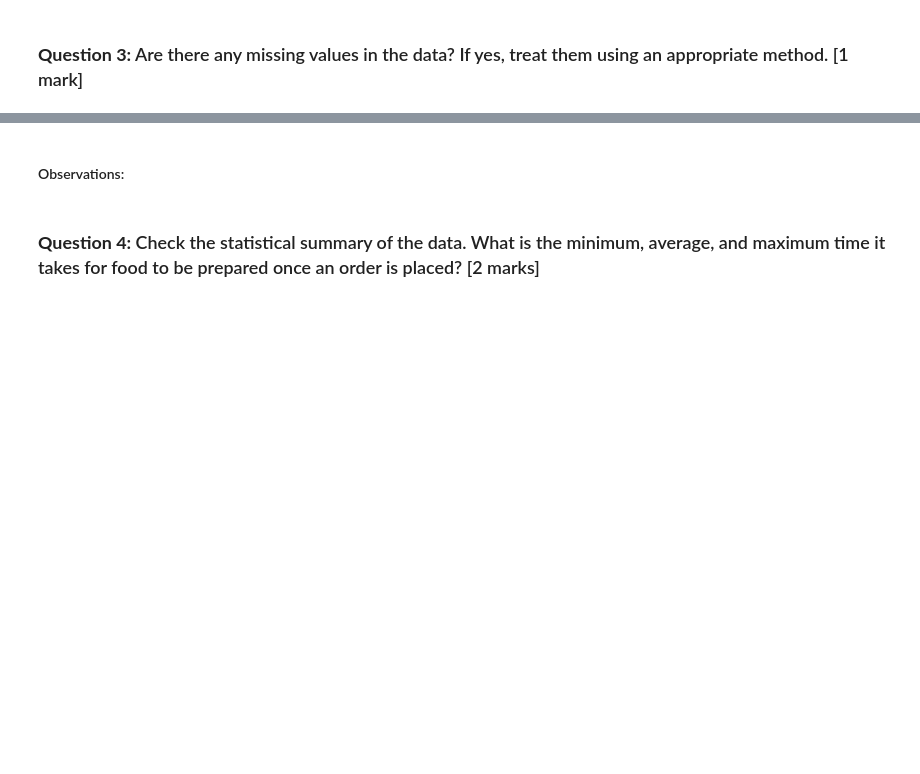
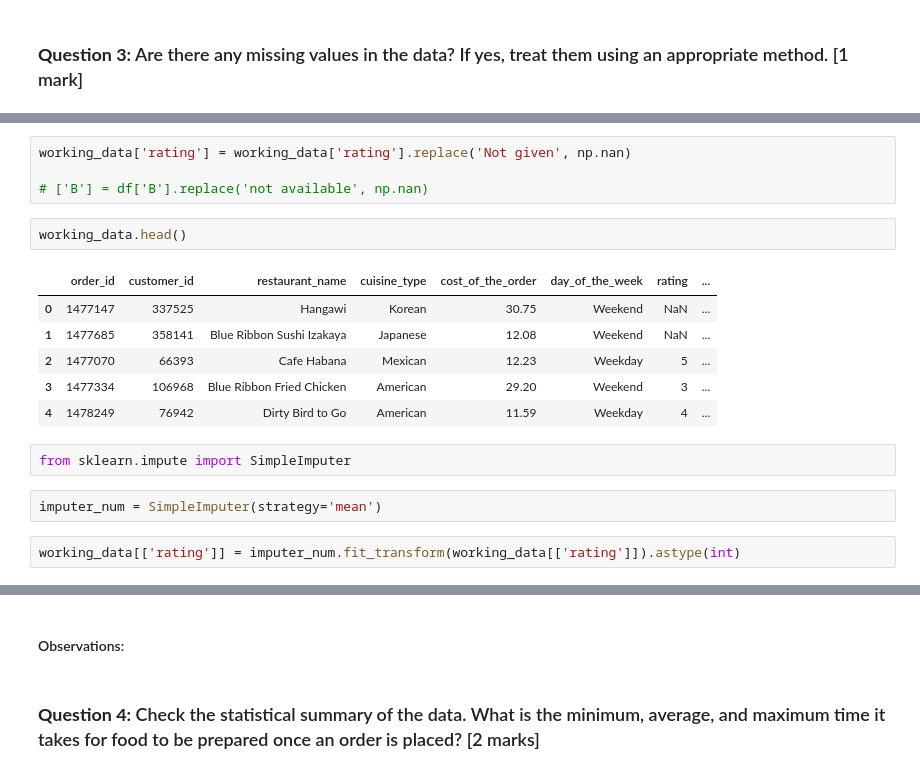
Before and after one commit to cmurray4492/PythonProjects, a Jupyter notebook: UT_Austin/Python_Foundations/Foundations_Project/CDM_Learner_Notebook_Full_Code.ipynb, the cells around one changed output, grey strips where cells are left out. Cells and saved outputs as stored; diff of their text form; blank space fills up the shorter version.

```diff
--- a/UT_Austin/Python_Foundations/Foundations_Project/CDM_Learner_Notebook_Full_Code.ipynb
+++ b/UT_Austin/Python_Foundations/Foundations_Project/CDM_Learner_Notebook_Full_Code.ipynb
@@ -102,0 +146,19 @@ memory usage: 133.6+ KB
+# %%
+working_data['rating'] = working_data['rating'].replace('Not given', np.nan)
+
+# ['B'] = df['B'].replace('not available', np.nan)
+# %%
+working_data.head()
+# %% [output]
+|  | order_id | customer_id | restaurant_name | cuisine_type | cost_of_the_order | day_of_the_week | rating | ... |
+| 0 | 1477147 | 337525 | Hangawi | Korean | 30.75 | Weekend | NaN | ... |
+| 1 | 1477685 | 358141 | Blue Ribbon Sushi Izakaya | Japanese | 12.08 | Weekend | NaN | ... |
+| 2 | 1477070 | 66393 | Cafe Habana | Mexican | 12.23 | Weekday | 5 | ... |
+| 3 | 1477334 | 106968 | Blue Ribbon Fried Chicken | American | 29.20 | Weekend | 3 | ... |
+| 4 | 1478249 | 76942 | Dirty Bird to Go | American | 11.59 | Weekday | 4 | ... |
+# %%
+from sklearn.impute import SimpleImputer
+# %%
+imputer_num = SimpleImputer(strategy='mean')
+# %%
+working_data[['rating']] = imputer_num.fit_transform(working_data[['rating']]).astype(int)
```
Also changed, not shown: parts of 12 cells of this notebook.
